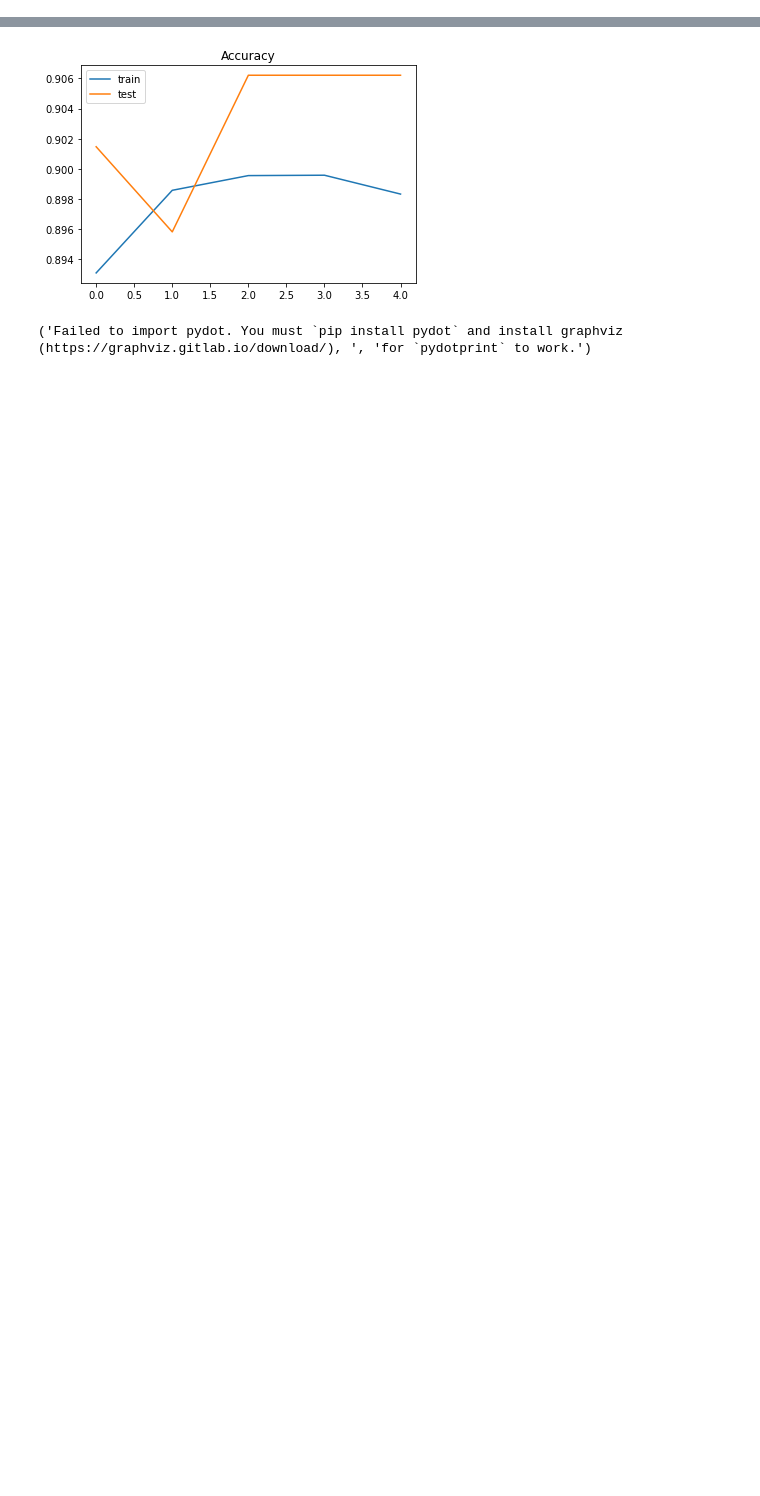
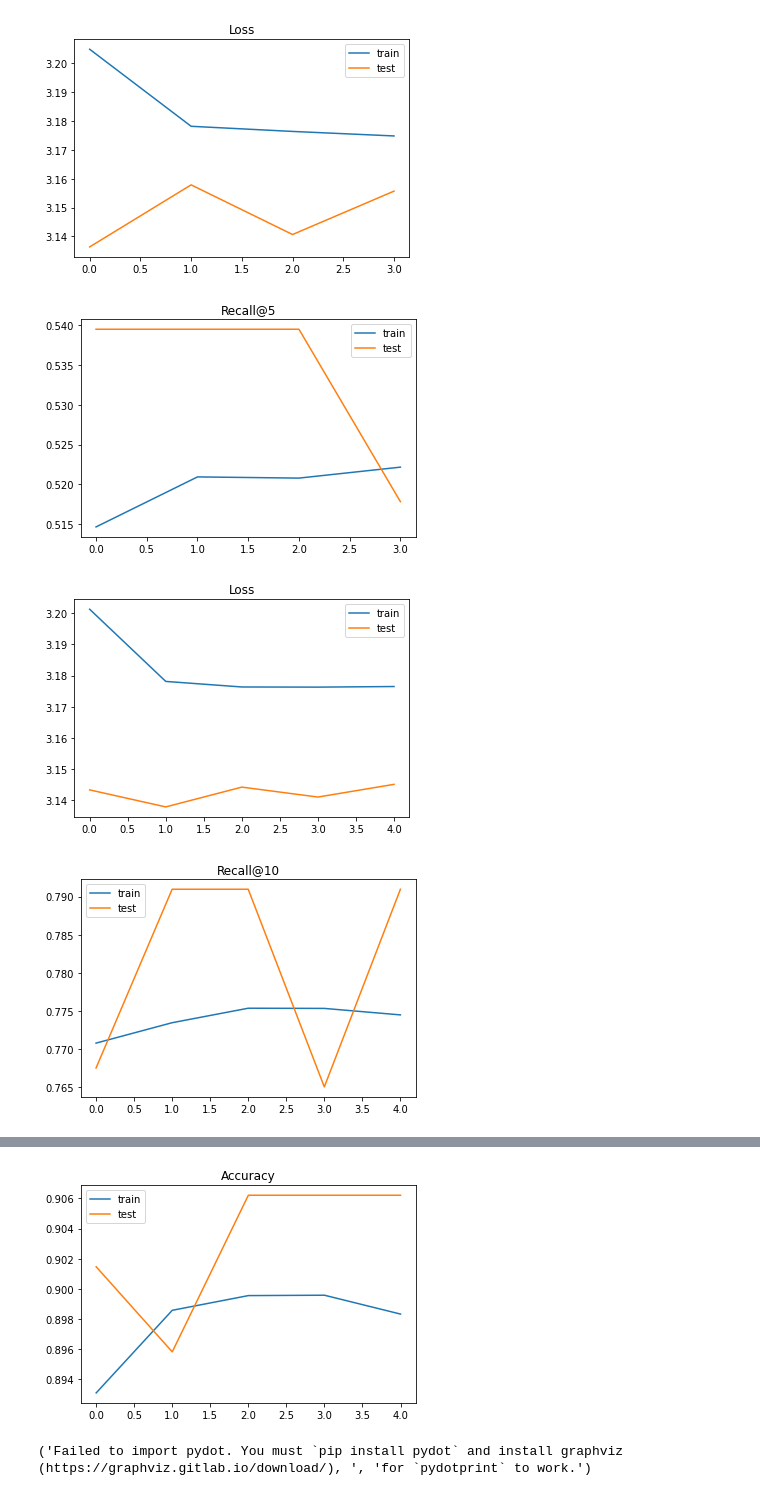
Before and after one commit to a22106/NLP-with-Python, a Jupyter notebook: LSTM_NLP_Classification_hadoop.ipynb, the cells around one changed output, grey strips where cells are left out. Saved outputs shown, nothing was run; the diff lists cells and outputs as text; code cells hidden in the pictures; blank space fills up the shorter version.

```diff
--- a/LSTM_NLP_Classification_hadoop.ipynb
+++ b/LSTM_NLP_Classification_hadoop.ipynb
@@ -325,0 +568,41 @@ for topk in list(range(5, 16, 5)):
+# %%
+plt.title('Loss')
+plt.plot(word_hist5[0].history['loss'], label='train')
+plt.plot(word_hist5[0].history['val_loss'], label='test')
+plt.legend()
+plt.show();
+
+plt.title('Recall@5')
+plt.plot(word_hist5[0].history['recall_12'], label='train')
+plt.plot(word_hist5[0].history['val_recall_12'], label='test')
+plt.legend()
+plt.show();
+
+plt.title('Loss')
+plt.plot(word_hist5[1].history['loss'], label='train')
+plt.plot(word_hist5[1].history['val_loss'], label='test')
+plt.legend()
+plt.show();
+
+plt.title('Recall@10')
+plt.plot(word_hist5[1].history['recall_13'], label='train')
+plt.plot(word_hist5[1].history['val_recall_13'], label='test')
+plt.legend()
+plt.show();
+
+plt.title('Loss')
+plt.plot(word_hist5[2].history['loss'], label='train')
+plt.plot(word_hist5[2].history['val_loss'], label='test')
+plt.legend()
+plt.show();
+
+plt.title('Recall@15')
+plt.plot(word_hist5[2].history['recall_14'], label='train')
+plt.plot(word_hist5[2].history['val_recall_14'], label='test')
+plt.legend()
+plt.show();
+# %% [output]
+[figure, added]
+[figure, added]
+[figure, added]
+[figure, added]
```
Also changed, not shown: parts of 19 cells of this notebook, 21 other files.
